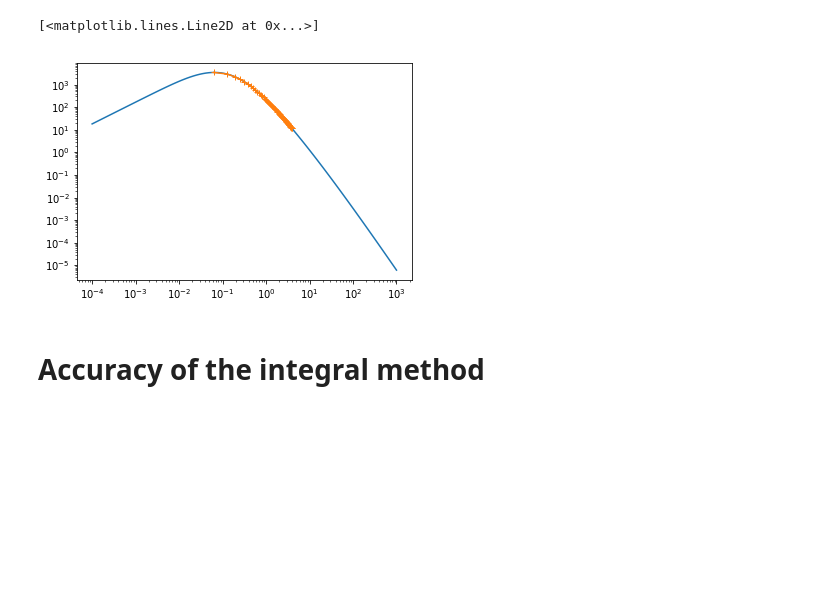
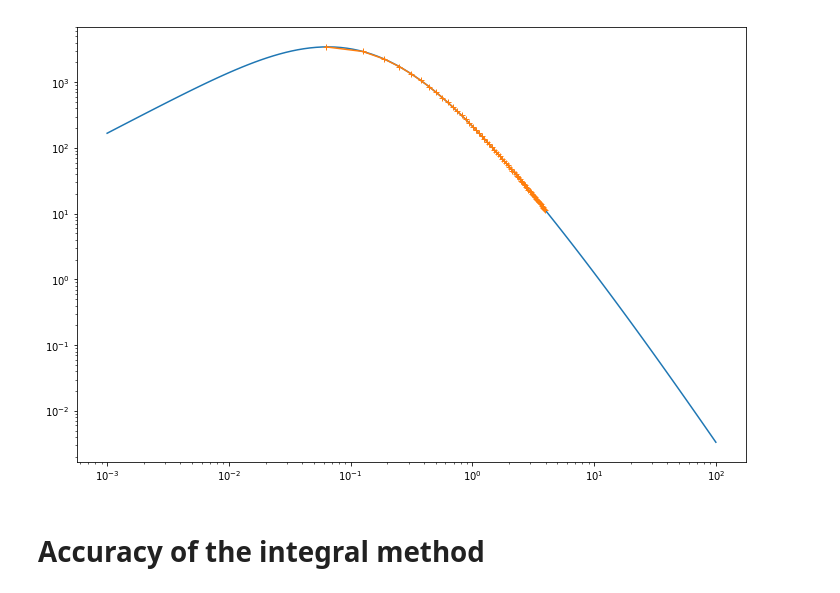
Before and after one commit to jhidding/adhesion-code, a Jupyter notebook: notebooks/Normalisation.ipynb, the cells around one changed output. Drawn from its saved outputs; the diff is of its cells as text; code cells hidden in the pictures; blank space fills up the shorter version.

```diff
--- a/notebooks/Normalisation.ipynb
+++ b/notebooks/Normalisation.ipynb
@@ -84,13 +84,15 @@ cosmology = Cosmology(
     A=1.0)
 # %%
 N = cosmology.N
-k = np.logspace(-4, 3, 100)
+k = np.logspace(-3, 2, 100)
 kx = cosmology.freq[1:N//2]
-plt.loglog(k, cosmology.P(k))
-plt.loglog(kx, cosmology.P(kx), marker='+')
+
+fig, ax = plt.subplots(1, 1, figsize=(12, 8))
+ax.loglog(k, cosmology.P(k))
+ax.loglog(kx, cosmology.P(kx), marker='+')
+plt.show()
 # %% [output]
-[<matplotlib.lines.Line2D at 0x...>]
-[figure, old version]
+[figure, new version]
 # %% [markdown]
 # Accuracy of the integral method
 # %%
```
Also changed, not shown: parts of 15 cells of this notebook, 3 other files.
